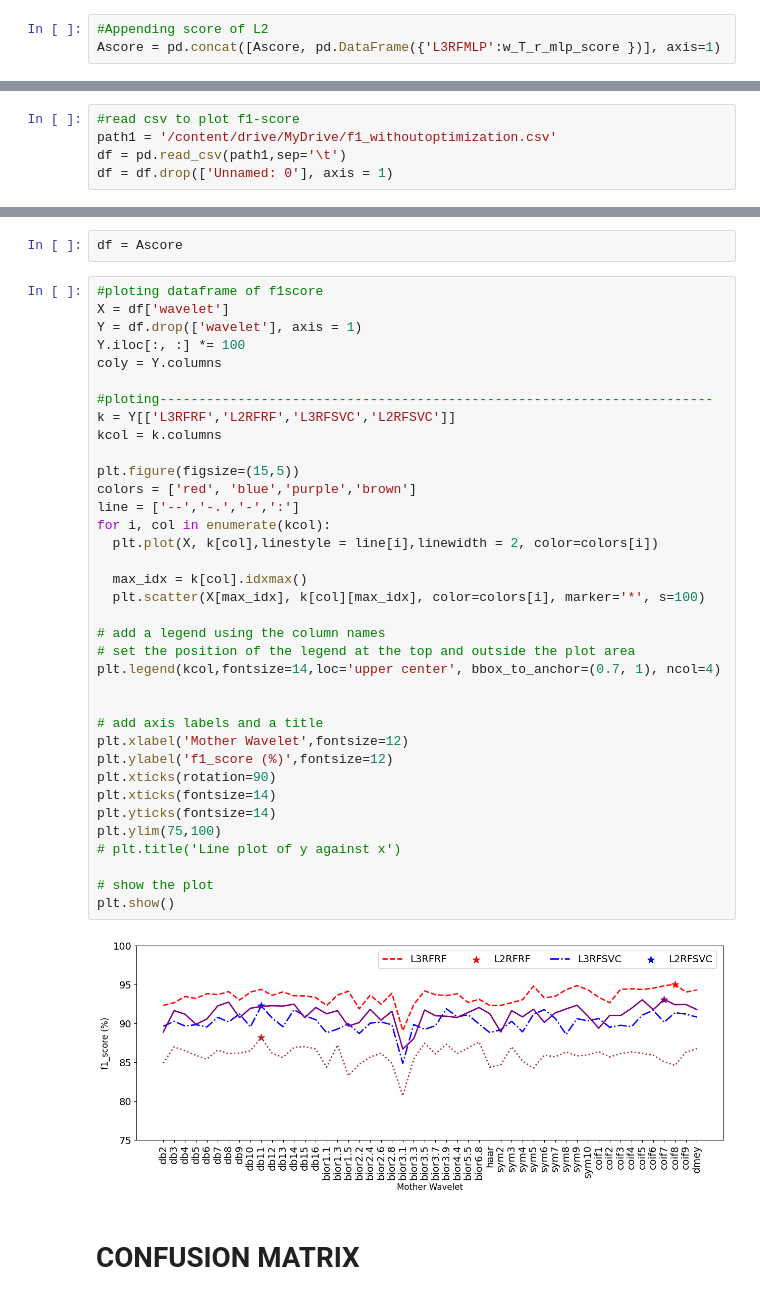
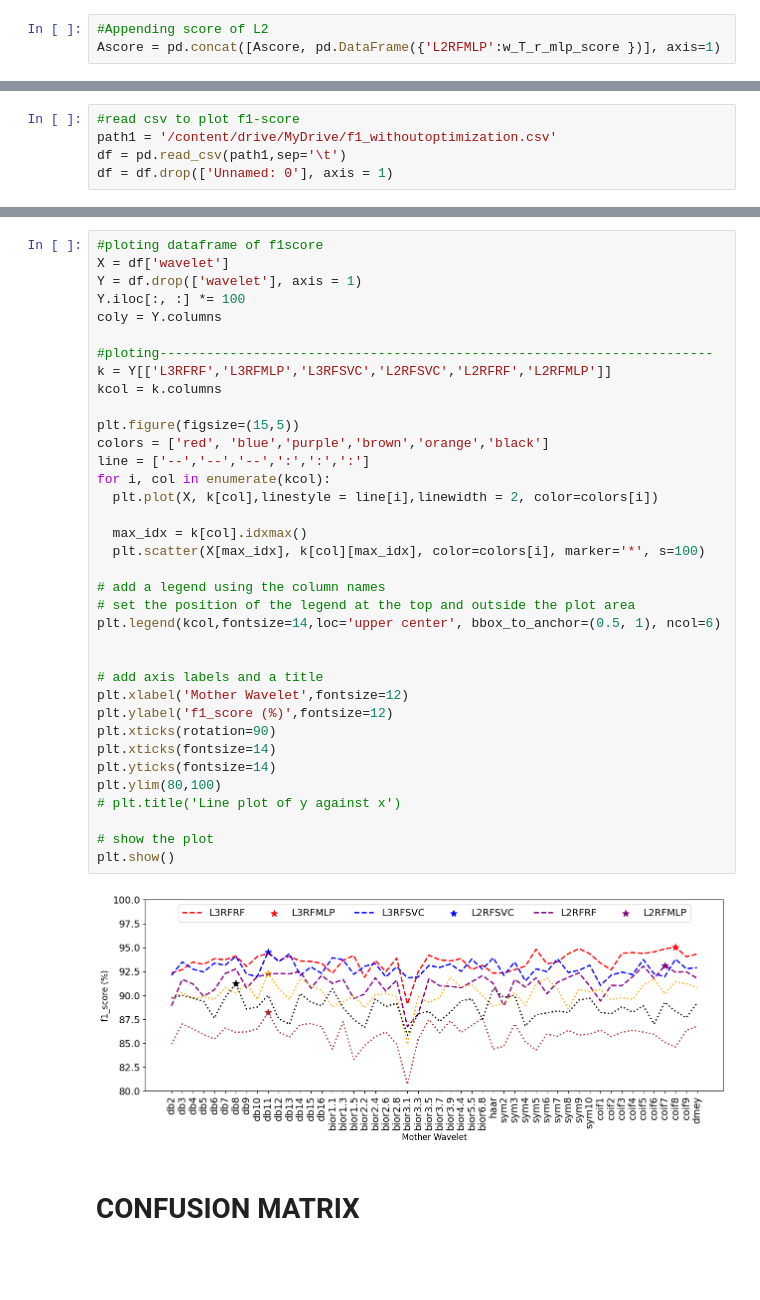
Before and after one commit to AbbasHussain72/Wavelet-featre-extraction-, a Jupyter notebook: current_wavelet_Transform_Technique.ipynb, the cells around one changed output, grey strips where cells are left out. Saved outputs shown, nothing was run; the diff lists cells and outputs as text; blank space fills up the shorter version.

```diff
--- a/current_wavelet_Transform_Technique.ipynb
+++ b/current_wavelet_Transform_Technique.ipynb
@@ -837,7 +852,7 @@ Ascore = pd.DataFrame({'wavelet':wavelets, 'L3RFRF': w_T_r_score,'L3RFSVC':w_T_r
 Ascore = pd.concat([Ascore, pd.DataFrame({'L2RFRF': w_T_r_score,'L2RFSVC':w_T_r_svc_score})], axis=1)
 # %%
 #Appending score of L2
-Ascore = pd.concat([Ascore, pd.DataFrame({'L3RFMLP':w_T_r_mlp_score })], axis=1)
+Ascore = pd.concat([Ascore, pd.DataFrame({'L2RFMLP':w_T_r_mlp_score })], axis=1)
 # %%
 Ascore.head()
 # %% [output]
@@ -942,43 +957,41 @@ Ascore.head()
-# %%
-df = Ascore
 # %%
 #ploting dataframe of f1score
 X = df['wavelet']
 Y = df.drop(['wavelet'], axis = 1)
 Y.iloc[:, :] *= 100
 coly = Y.columns
 
 #ploting-----------------------------------------------------------------------
-k = Y[['L3RFRF','L2RFRF','L3RFSVC','L2RFSVC']]
+k = Y[['L3RFRF','L3RFMLP','L3RFSVC','L2RFSVC','L2RFRF','L2RFMLP']]
 kcol = k.columns
 
 plt.figure(figsize=(15,5))
-colors = ['red', 'blue','purple','brown']
-line = ['--','-.','-',':']
+colors = ['red', 'blue','purple','brown','orange','black']
+line = ['--','--','--',':',':',':']
 for i, col in enumerate(kcol):
   plt.plot(X, k[col],linestyle = line[i],linewidth = 2, color=colors[i])
 
   max_idx = k[col].idxmax()
   plt.scatter(X[max_idx], k[col][max_idx], color=colors[i], marker='*', s=100)
 
 # add a legend using the column names
 # set the position of the legend at the top and outside the plot area
-plt.legend(kcol,fontsize=14,loc='upper center', bbox_to_anchor=(0.7, 1), ncol=4)
+plt.legend(kcol,fontsize=14,loc='upper center', bbox_to_anchor=(0.5, 1), ncol=6)
 
 
 # add axis labels and a title
 plt.xlabel('Mother Wavelet',fontsize=12)
 plt.ylabel('f1_score (%)',fontsize=12)
 plt.xticks(rotation=90)
 plt.xticks(fontsize=14)
 plt.yticks(fontsize=14)
-plt.ylim(75,100)
+plt.ylim(80,100)
 # plt.title('Line plot of y against x')
 
 # show the plot
 plt.show()
 # %% [output]
-[figure, old version]
+[figure, new version]
 # %% [markdown]
 # CONFUSION MATRIX
 # %%
```
Also changed, not shown: parts of 3 cells of this notebook.
